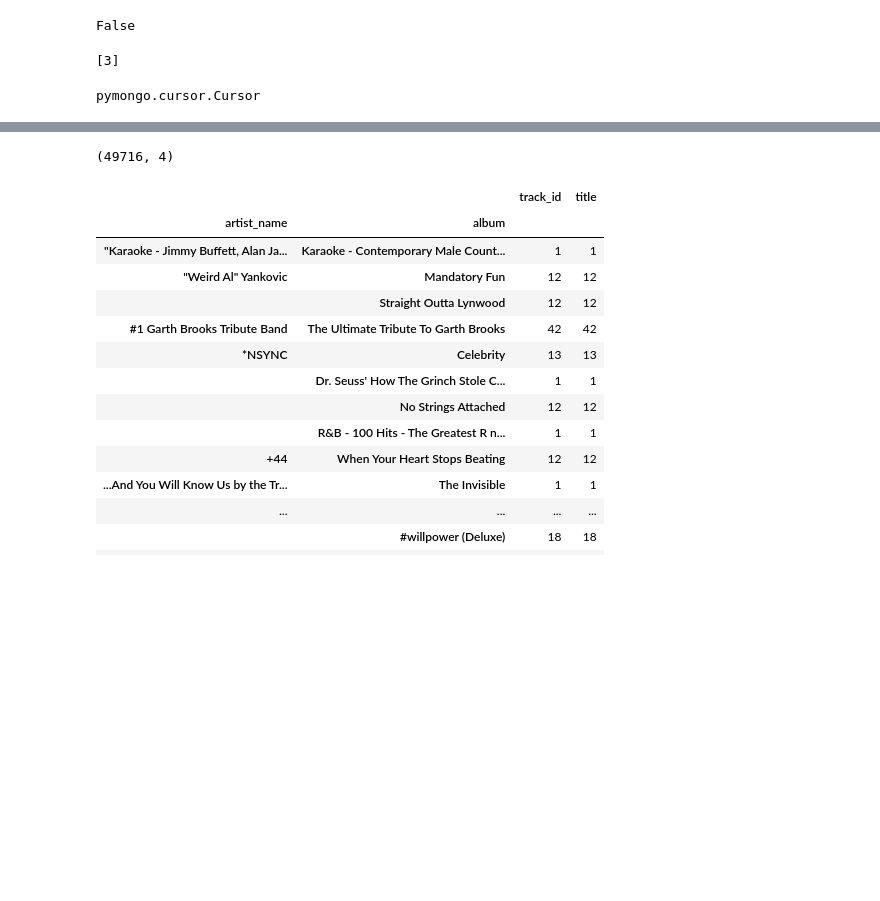
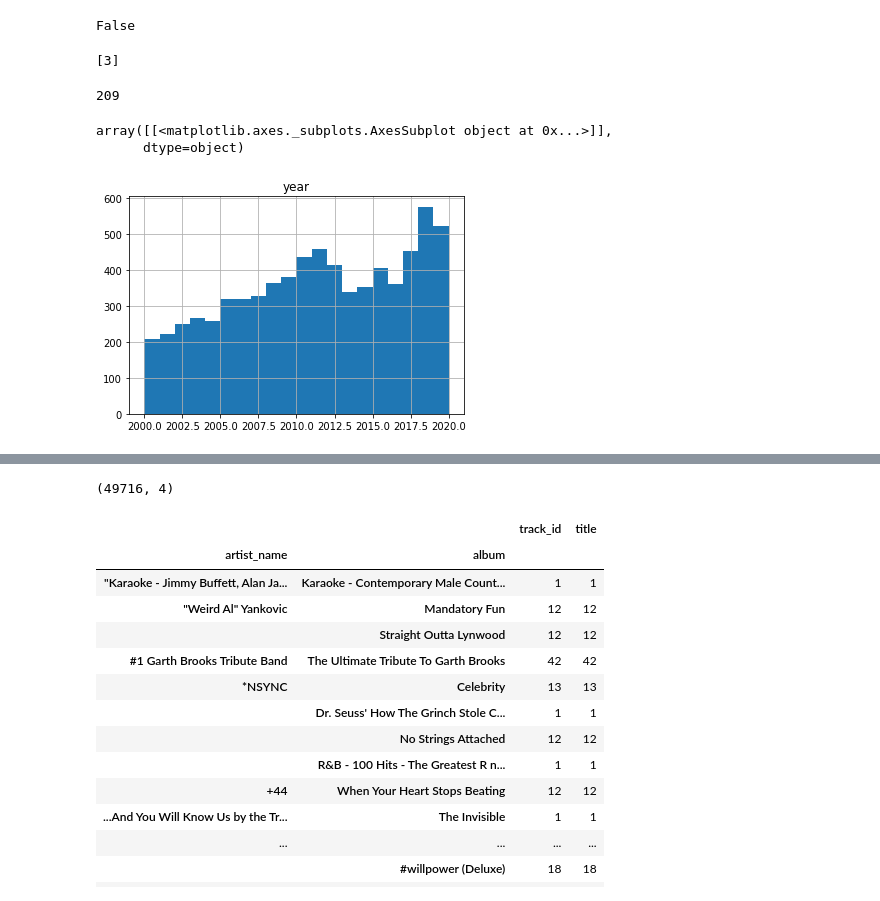
Before and after one commit to Greenford/billboard, a Jupyter notebook: pull spotify.ipynb, the cells around one changed output, grey strips where cells are left out. Drawn from its saved outputs; the diff is of its cells as text; code cells hidden in the pictures; blank space fills up the shorter version.

Commit message:
data collection all works, starting pipe

```diff
--- a/pull spotify.ipynb
+++ b/pull spotify.ipynb
@@ -270,8 +270,20 @@ a[2:3]
 [3]
 # %%
 db = MongoClient().billboard
-# %%
-results = db.spotify.find()
-type(results)
-# %% [output]
-pymongo.cursor.Cursor
+# %%
+results = db.spotify.find()
+bbdf = pd.DataFrame(data=map(lambda r: (
+                   r['metadata']['album']['release_date']), results),
+                  columns=['date'])
+bbdf['date'] = pd.to_datetime(bbdf['date'],format='%Y-%m-%d')
+bbdf['year'] = bbdf['date'].apply(lambda d: d.year)
+# %%
+bbdf.groupby('year').count()['date'][2000]
+# %% [output]
+209
+# %%
+bbdf[bbdf.year>=2000].hist('year', bins=range(2000,2021))
+# %% [output]
+array([[<matplotlib.axes._subplots.AxesSubplot object at 0x...>]],
+      dtype=object)
+[figure, added]
```
Also changed, not shown: parts of 20 cells of this notebook, 2 other files.
